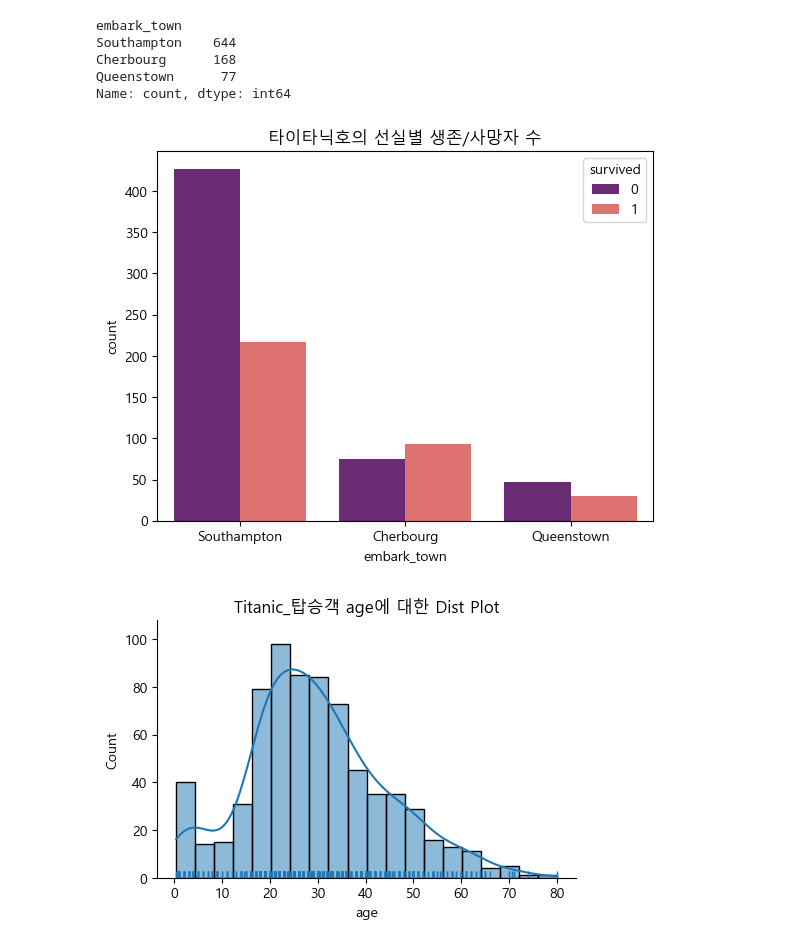
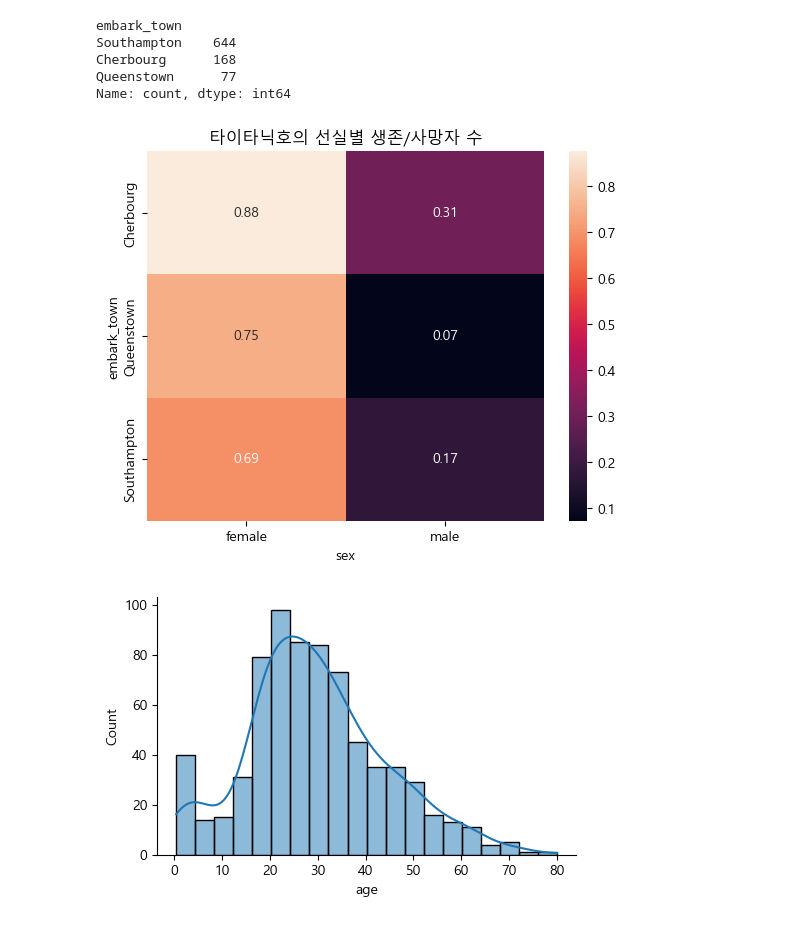
Before and after one commit to alexlee0318/DataAnaysis_2023, a Jupyter notebook: 03.시각화/92.seaborn.ipynb, the cells around one changed output. Cells and saved outputs as stored; diff of their text form; code cells hidden in the pictures.

```diff
--- a/03.시각화/92.seaborn.ipynb
+++ b/03.시각화/92.seaborn.ipynb
@@ -27,18 +29,16 @@ Queenstown      77
 Name: count, dtype: int64
 # %%
 # 1) embark_town, sex별 생존률
-titanic.pivot_table('survived','sex', 'embark_town')
+dt = titanic.pivot_table('survived', 'embark_town','sex')
 
-sns.countplot(x='embark_town', hue='survived', data=titanic, palette='magma')
+sns.heatmap(dt, annot=True, fmt='.2f')  # 소수점 2째자리까지
 plt.title('타이타닉호의 선실별 생존/사망자 수');
 # %% [output]
-[figure, old version]
+[figure, new version]
 # %%
-# 2) age의 displot(distribution plot)
+# 2) 나이분포 displot(distribution plot)
 
-fig = sns.displot(x='age', rug=True, kde=True, data=titanic)
-fig.fig.set_size_inches(5,3)
-plt.title("Titanic_탑승객 age에 대한 Dist Plot")
-plt.show()
+fig = sns.displot(x='age', kde=True, data=titanic)
+fig.fig.set_size_inches(5,3);
 # %% [output]
-[figure, old version]
+[figure, new version]
```
Also changed, not shown: parts of 9 cells of this notebook, 15 other files.
